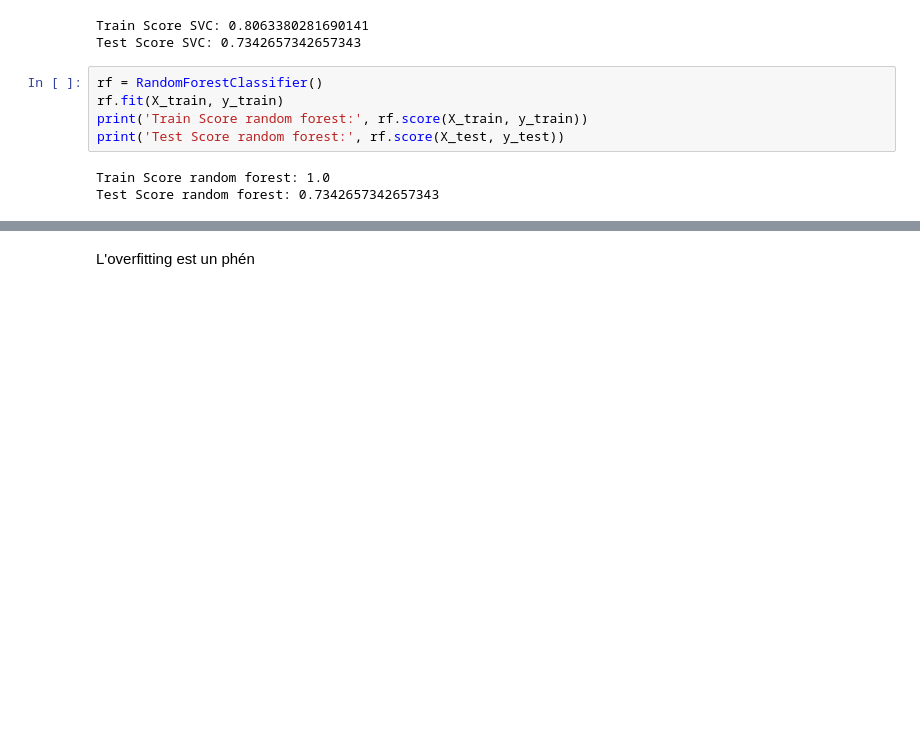
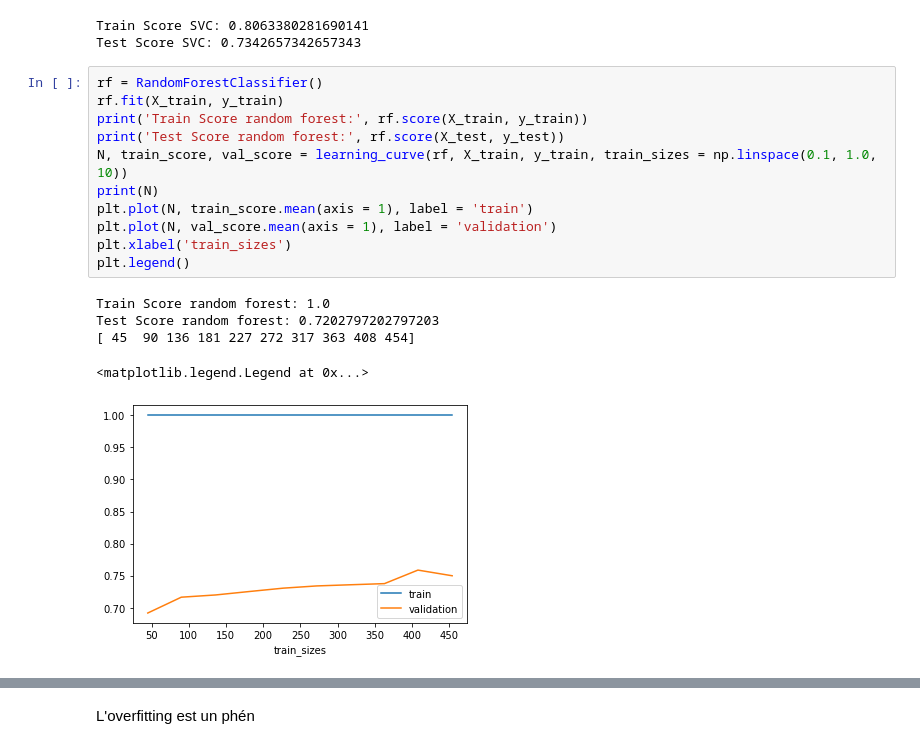
Before and after one commit to lnspeedy/CreditRisk_Classification, a Jupyter notebook: exploration/modèle_Chris.ipynb, the cells around one changed output, grey strips where cells are left out. Drawn from its saved outputs; the diff is of its cells as text; blank space fills up the shorter version.

```diff
--- a/exploration/modèle_Chris.ipynb
+++ b/exploration/modèle_Chris.ipynb
@@ -106,11 +117,20 @@ Test Score SVC: 0.7342657342657343
 # %%
 rf = RandomForestClassifier()
 rf.fit(X_train, y_train)
 print('Train Score random forest:', rf.score(X_train, y_train))
 print('Test Score random forest:', rf.score(X_test, y_test))
+N, train_score, val_score = learning_curve(rf, X_train, y_train, train_sizes = np.linspace(0.1, 1.0, 10))
+print(N)
+plt.plot(N, train_score.mean(axis = 1), label = 'train')
+plt.plot(N, val_score.mean(axis = 1), label = 'validation')
+plt.xlabel('train_sizes')
+plt.legend()
 # %% [output]
 Train Score random forest: 1.0
-Test Score random forest: 0.7342657342657343
+Test Score random forest: 0.7202797202797203
+[ 45  90 136 181 227 272 317 363 408 454]
+<matplotlib.legend.Legend at 0x...>
+[figure, added]
 # %%
 xb = XGBClassifier()
 xb.fit(X_train, y_train)
```
Also changed, not shown: parts of 17 cells of this notebook.
